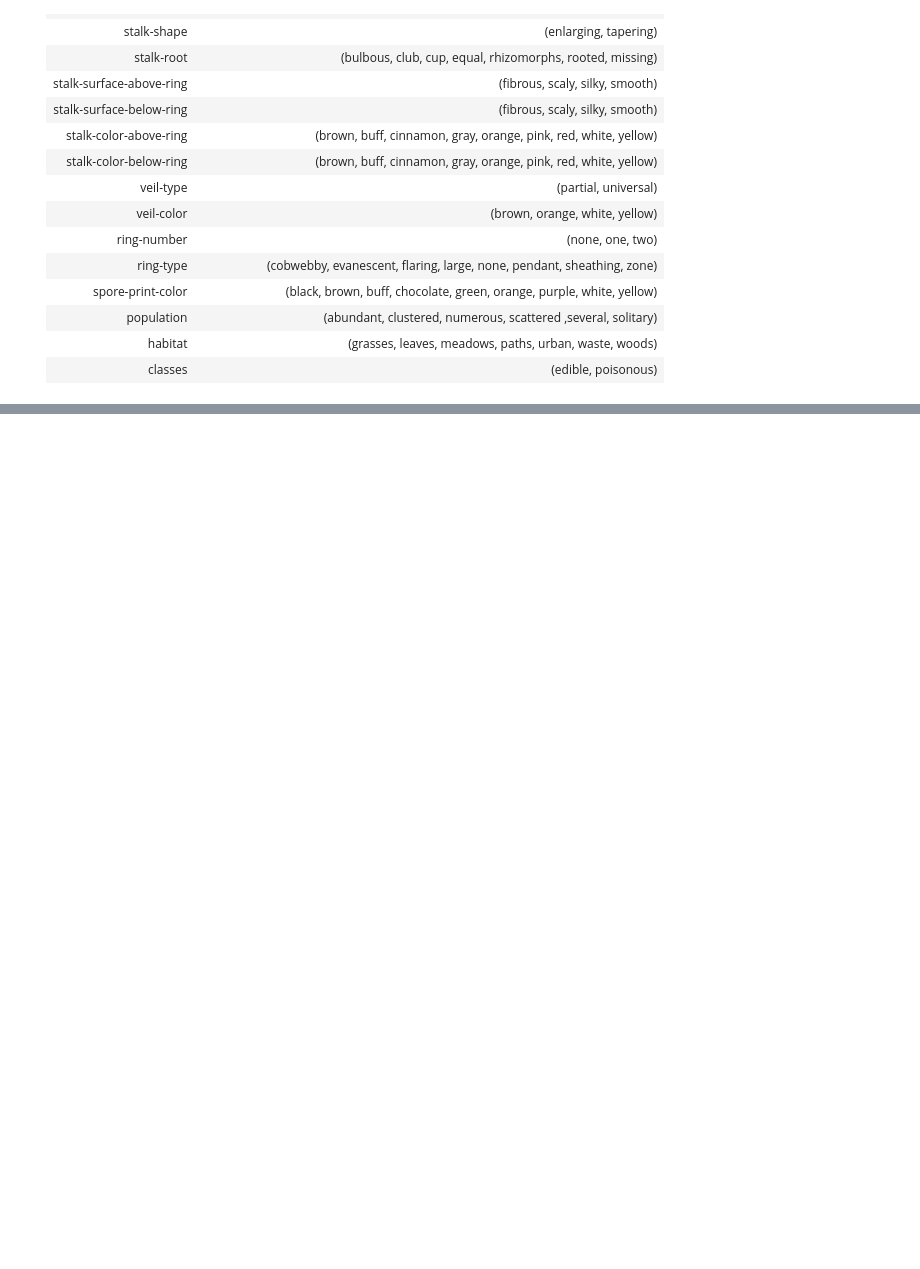
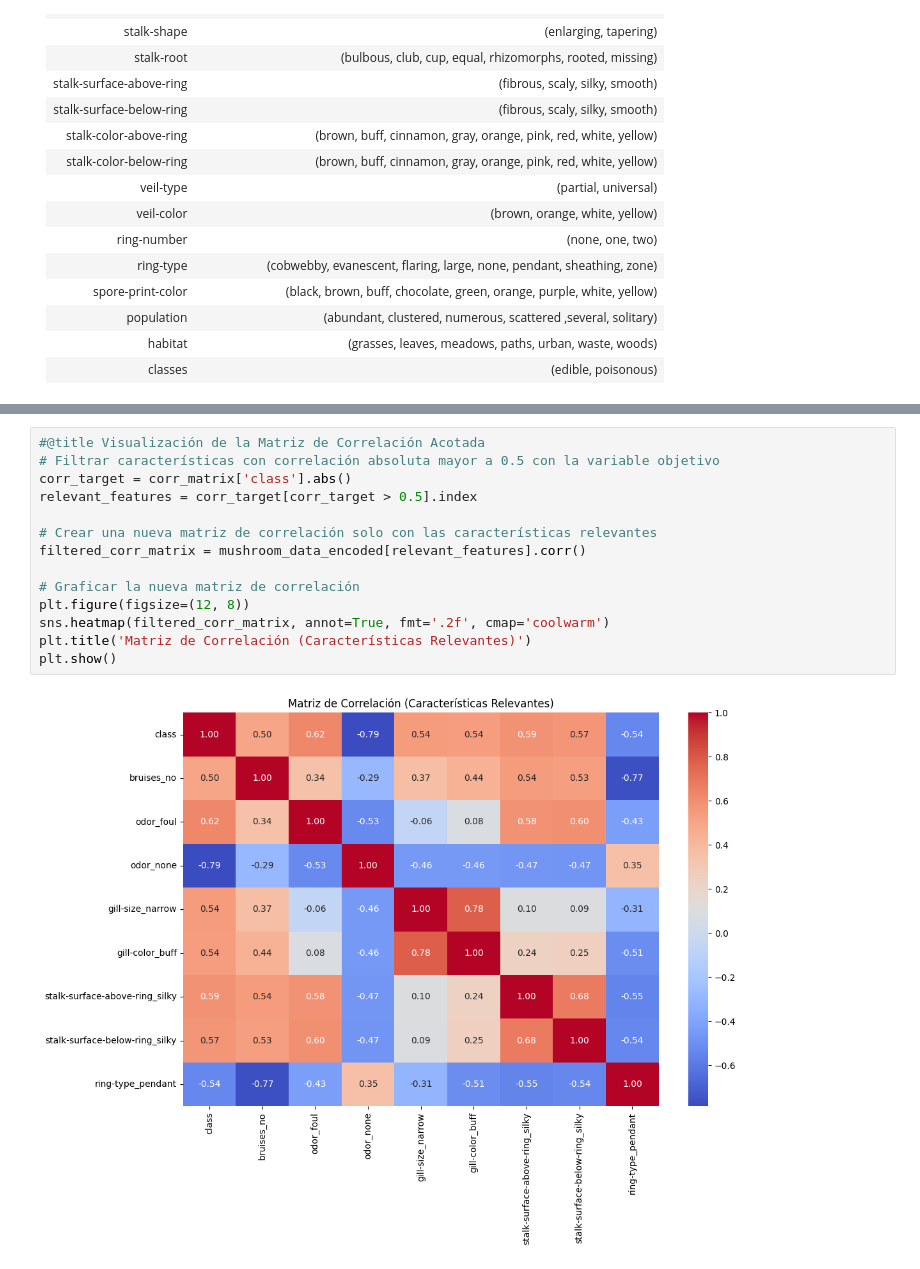
Before and after one commit to bringol/IA_TP_GRUPO_2, a Jupyter notebook: Dataset_no_me_comas.ipynb, the cells around one changed output, grey strips where cells are left out. Drawn from its saved outputs; the diff is of its cells as text; blank space fills up the shorter version.

```diff
--- a/Dataset_no_me_comas.ipynb
+++ b/Dataset_no_me_comas.ipynb
@@ -1154,0 +449,16 @@ Matriz de confusión de KNN en el segundo conjunto de prueba adicional:
+# %%
+#@title Visualización de la Matriz de Correlación Acotada
+# Filtrar características con correlación absoluta mayor a 0.5 con la variable objetivo
+corr_target = corr_matrix['class'].abs()
+relevant_features = corr_target[corr_target > 0.5].index
+
+# Crear una nueva matriz de correlación solo con las características relevantes
+filtered_corr_matrix = mushroom_data_encoded[relevant_features].corr()
+
+# Graficar la nueva matriz de correlación
+plt.figure(figsize=(12, 8))
+sns.heatmap(filtered_corr_matrix, annot=True, fmt='.2f', cmap='coolwarm')
+plt.title('Matriz de Correlación (Características Relevantes)')
+plt.show()
+# %% [output]
+[figure, added]
```
Also changed, not shown: parts of 108 cells of this notebook.
